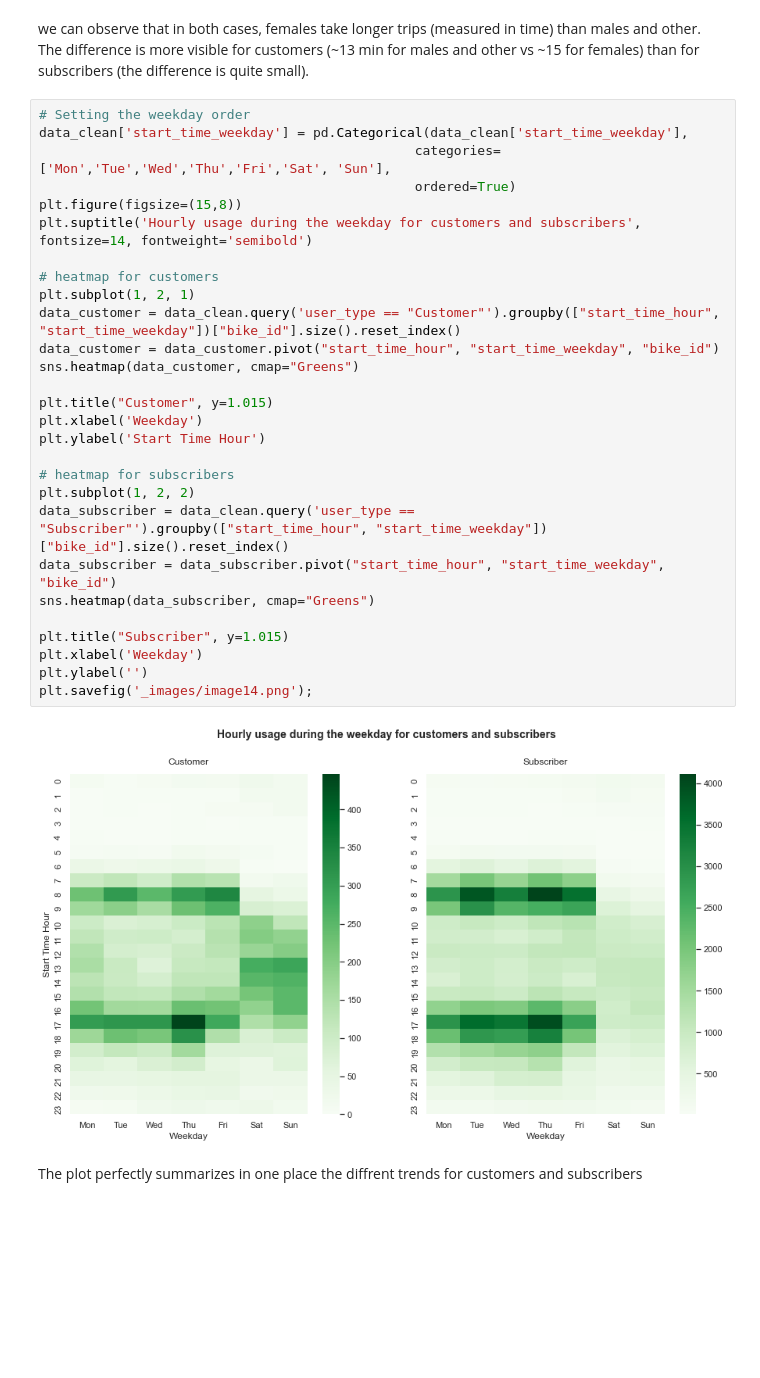
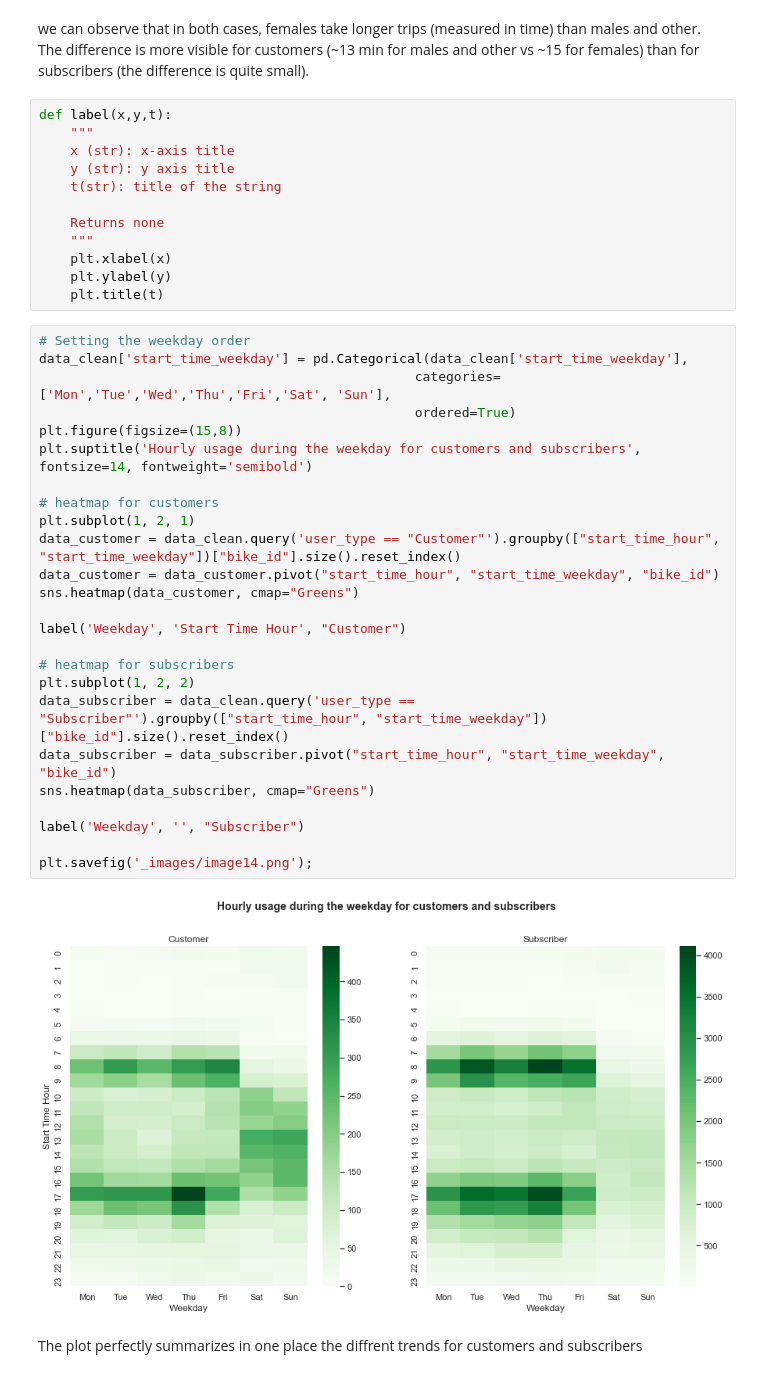
Before and after one commit to jbassie/Communicate_Findings_Bike_Data, a Jupyter notebook: communicate_findings.ipynb, the cells around one changed output. Drawn from its saved outputs; the diff is of its cells as text; blank space fills up the shorter version.

```diff
--- a/communicate_findings.ipynb
+++ b/communicate_findings.ipynb
@@ -544,35 +548,44 @@ plt.savefig('_images/image13.png');
 [figure]
 # %% [markdown]
 we can observe that in both cases, females take longer trips (measured in time) than males and other. The difference is more visible for customers (~13 min for males and other vs ~15 for females) than for subscribers (the difference is quite small).
+# %%
+def label(x,y,t):
+    """
+    x (str): x-axis title
+    y (str): y axis title
+    t(str): title of the string
+
+    Returns none
+    """
+    plt.xlabel(x)
+    plt.ylabel(y)
+    plt.title(t)
 # %%
 # Setting the weekday order
 data_clean['start_time_weekday'] = pd.Categorical(data_clean['start_time_weekday'],
                                                 categories=['Mon','Tue','Wed','Thu','Fri','Sat', 'Sun'],
                                                 ordered=True)
 plt.figure(figsize=(15,8))
 plt.suptitle('Hourly usage during the weekday for customers and subscribers', fontsize=14, fontweight='semibold')
 
 # heatmap for customers
 plt.subplot(1, 2, 1)
 data_customer = data_clean.query('user_type == "Customer"').groupby(["start_time_hour", "start_time_weekday"])["bike_id"].size().reset_index()
 data_customer = data_customer.pivot("start_time_hour", "start_time_weekday", "bike_id")
 sns.heatmap(data_customer, cmap="Greens")
 
-plt.title("Customer", y=1.015)
-plt.xlabel('Weekday')
-plt.ylabel('Start Time Hour')
+label('Weekday', 'Start Time Hour', "Customer")
 
 # heatmap for subscribers
 plt.subplot(1, 2, 2)
 data_subscriber = data_clean.query('user_type == "Subscriber"').groupby(["start_time_hour", "start_time_weekday"])["bike_id"].size().reset_index()
 data_subscriber = data_subscriber.pivot("start_time_hour", "start_time_weekday", "bike_id")
 sns.heatmap(data_subscriber, cmap="Greens")
 
-plt.title("Subscriber", y=1.015)
-plt.xlabel('Weekday')
-plt.ylabel('')
+label('Weekday', '', "Subscriber")
+
 plt.savefig('_images/image14.png');
 # %% [output]
-[figure, old version]
+[figure, new version]
 # %% [markdown]
 The plot perfectly summarizes in one place the diffrent trends for customers and subscribers
```
Also changed, not shown: parts of 18 cells of this notebook, 10 other files.
